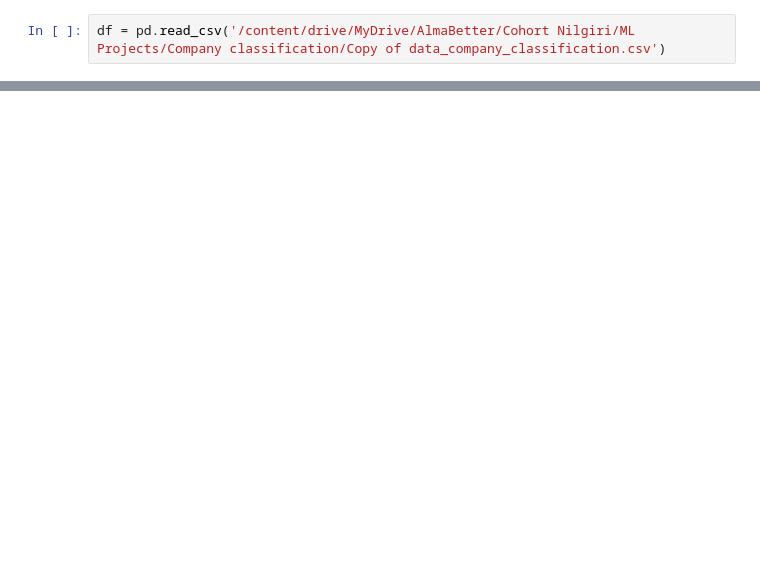
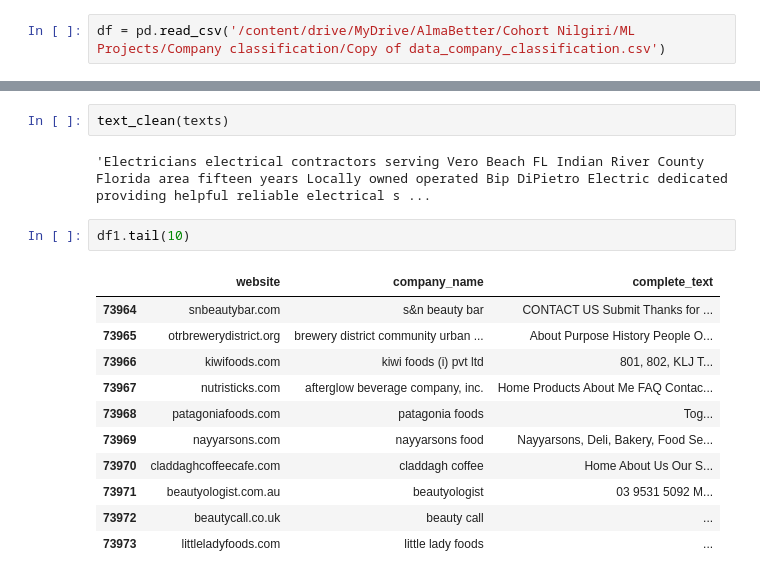
Before and after one commit to VaideswarReddy/Company_classification, a Jupyter notebook: Team_5_Company_classification_Vaideswar_Reddy.ipynb, the cells around one changed output, grey strips where cells are left out. Cells and saved outputs as stored; diff of their text form; blank space fills up the shorter version.

```diff
--- a/Team_5_Company_classification_Vaideswar_Reddy.ipynb
+++ b/Team_5_Company_classification_Vaideswar_Reddy.ipynb
@@ -31,0 +167,18 @@ Name: 4, dtype: object
+# %%
+text_clean(texts)
+# %% [output]
+'Electricians electrical contractors serving Vero Beach FL Indian River County Florida area fifteen years Locally owned operated Bip DiPietro Electric dedicated providing helpful reliable electrical s ...
+# %%
+df1.tail(10)
+# %% [output]
+|  | website | company_name | complete_text |
+| 73964 | snbeautybar.com | s&n beauty bar | CONTACT US Submit Thanks for ... |
+| 73965 | otrbrewerydistrict.org | brewery district community urban ... | About Purpose History People O... |
+| 73966 | kiwifoods.com | kiwi foods (i) pvt ltd | 801, 802, KLJ T... |
+| 73967 | nutristicks.com | afterglow beverage company, inc. | Home Products About Me FAQ Contac... |
+| 73968 | patagoniafoods.com | patagonia foods | Tog... |
+| 73969 | nayyarsons.com | nayyarsons food | Nayyarsons, Deli, Bakery, Food Se... |
+| 73970 | claddaghcoffeecafe.com | claddagh coffee | Home About Us Our S... |
+| 73971 | beautyologist.com.au | beautyologist | 03 9531 5092 M... |
+| 73972 | beautycall.co.uk | beauty call | ... |
+| 73973 | littleladyfoods.com | little lady foods | ... |
```
Also changed, not shown: parts of 60 cells of this notebook.
